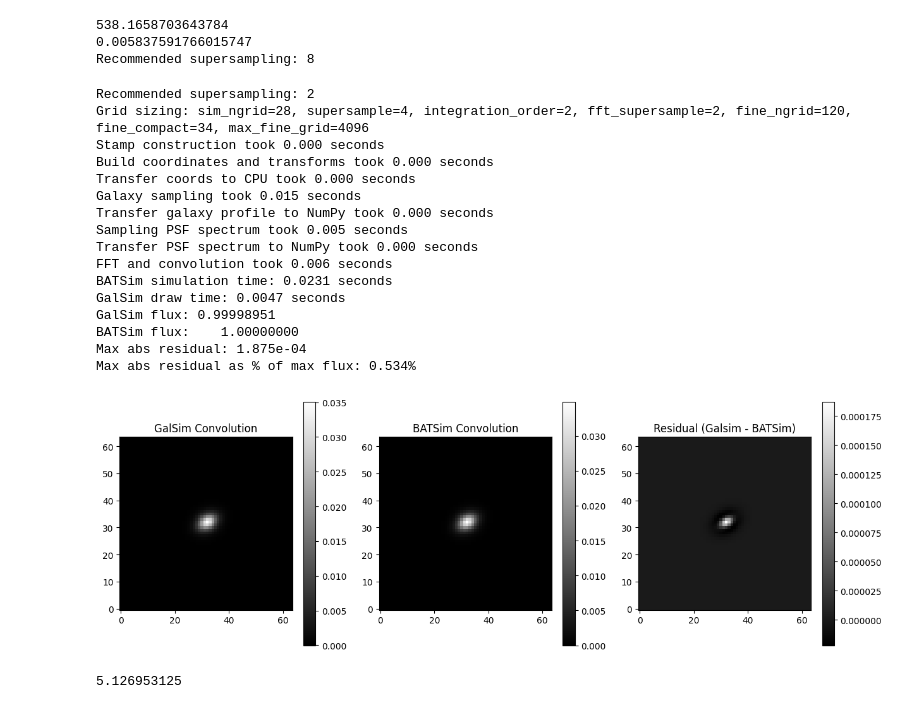
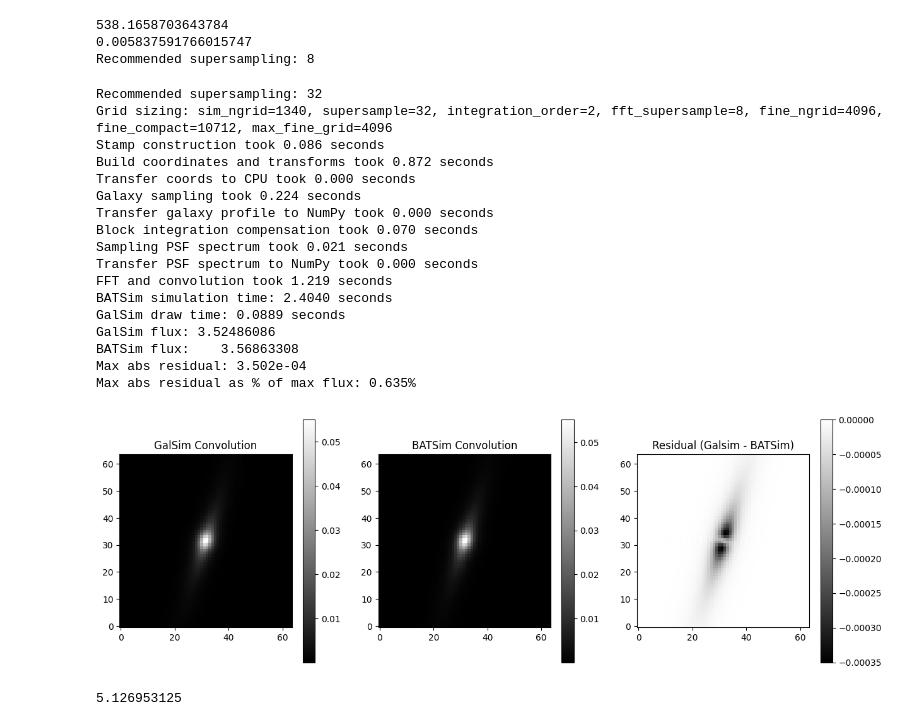
Before and after one commit to CMacM/BATSim, a Jupyter notebook: notebooks/dev/cupy-test-rendering.ipynb, the cells around one changed output. Cells and saved outputs as stored; diff of their text form; code cells hidden in the pictures.

Commit message:
Fixed centering bug (again) and optimsied supersampling and grid size for block integration

```diff
--- a/notebooks/dev/cupy-test-rendering.ipynb
+++ b/notebooks/dev/cupy-test-rendering.ipynb
@@ -32,7 +48,7 @@ def pixel_fft_gpu_shifted(n, fine_scale, pixel_scale):
     return pix_fft.astype(cp.complex64)
 # %%
 use_pixel = True   # Whether to include the pixel response
-supersample = 16   # Super-sample grid size for direct FFT approach
+supersample = 128   # Super-sample grid size for direct FFT approach
 pad = 16           # Extra padding around image to ignore distant flux from FFTs
 scale = 0.2        # Pixel scale of the output image
 
@@ -61,33 +77,11 @@ coords = stamp.coords
 coords = cp.asnumpy(coords).astype(np.float64)
 gal_im = batsim._gsinterface.getFluxVec(fine_scale, gal._sbp, coords)
 
-# Compute symmetric padding
-# pad_total = fine_fft_size - compact_size
-# pad_before = pad_total // 2
-# pad_after = pad_total - pad_before
-
-# gal_im = np.pad(
-#     gal_im,
-#     ((pad_before, pad_after), (pad_before, pad_after)),
-#     mode="constant",
-# )
-
 # Draw the PSF either directly in k-space or in real space and then fft.
 # psf_fft = psf.drawKImage(nx=fine_fft_size, ny=fine_fft_size, scale=dk).array
 # psf_fft = cp.asarray(psf_fft)
 psf_compact = psf.getGoodImageSize(fine_scale)
 psf_im = psf.drawImage(nx=fine_fft_size, ny=fine_fft_size, scale=fine_scale, method="no_pixel", use_true_center=False).array
-
-# Compute symmetric padding
-# pad_total = fine_fft_size - psf_compact
-# pad_before = pad_total // 2
-# pad_after = pad_total - pad_before
-
-# psf_im = np.pad(
-#     psf_im,
-#     ((pad_before, pad_after), (pad_before, pad_after)),
-#     mode="constant",
-# )
 
 # Draw the pixel if requested.
 if use_pixel:
@@ -247,8 +231,8 @@ psf = galsim.Moffat(beta=3.5, fwhm=0.7)
 
 cosmos = galsim.COSMOSCatalog()
 
-#gal = cosmos.makeGalaxy(index=29024, gal_type="parametric")
-gal = galsim.Sersic(n=1, half_light_radius=0.2, flux=1).shear(g1=0.2, g2=0.5)
+gal = cosmos.makeGalaxy(index=29024, gal_type="parametric")
+#gal = galsim.Sersic(n=1, half_light_radius=0.2, flux=1).shear(g1=0.2, g2=0.5)
 objs = [gal.shear(g1=0.05), psf]
 conv_gal = galsim.Convolve(objs)
 #conv_gal = conv_gal.shift(0.5*scale, 0.5*scale)
@@ -289,52 +273,53 @@ print(f"BATSim simulation time: {end - start:.4f} seconds")
 start = time()
 # Draw a padded GalSim image too
 gal_conv_im = conv_gal.drawImage(
-    nx=im_size[0], ny=im_size[1], scale=scale, method=draw_method, use_true_center=False
+    nx=im_size[0], ny=im_size[1], scale=scale, method=draw_method, use_true_center=True
 ).array
 end = time()
 print(f"GalSim draw time: {end - start:.4f} seconds")
 
 residual = gal_conv_im - bat_conv_im
 print(f"GalSim flux: {gal_conv_im.sum():.8f}")
 print(f"BATSim flux:    {bat_conv_im.sum():.8f}")
 print(f"Max abs residual: {abs(residual).max():.3e}")
 
 perc_residual = 100 * abs(residual).max() / gal_conv_im.max()
 print(f"Max abs residual as % of max flux: {perc_residual:.3f}%")
 
 # Plot
 plt.subplots(1, 3, figsize=(15, 5))
 plt.subplot(1, 3, 1)
 plt.imshow(gal_conv_im, origin='lower', cmap='gray')
 plt.colorbar()
 plt.title("GalSim Convolution")
 plt.subplot(1, 3, 2)
 plt.imshow(bat_conv_im, origin='lower', cmap='gray')
 plt.colorbar()
 plt.title("BATSim Convolution")
 plt.subplot(1, 3, 3)
 plt.imshow(residual, origin='lower', cmap='gray')
 plt.colorbar()
 plt.title("Residual (Galsim - BATSim)")
 plt.savefig('charlie.png')
 # %% [output]
-Recommended supersampling: 2
-Grid sizing: sim_ngrid=28, supersample=4, integration_order=2, fft_supersample=2, fine_ngrid=120, fine_compact=34, max_fine_grid=4096
-Stamp construction took 0.000 seconds
-Build coordinates and transforms took 0.000 seconds
+Recommended supersampling: 32
+Grid sizing: sim_ngrid=1340, supersample=32, integration_order=2, fft_supersample=8, fine_ngrid=4096, fine_compact=10712, max_fine_grid=4096
+Stamp construction took 0.086 seconds
+Build coordinates and transforms took 0.872 seconds
 Transfer coords to CPU took 0.000 seconds
-Galaxy sampling took 0.015 seconds
+Galaxy sampling took 0.224 seconds
 Transfer galaxy profile to NumPy took 0.000 seconds
-Sampling PSF spectrum took 0.005 seconds
+Block integration compensation took 0.070 seconds
+Sampling PSF spectrum took 0.021 seconds
 Transfer PSF spectrum to NumPy took 0.000 seconds
-FFT and convolution took 0.006 seconds
-BATSim simulation time: 0.0231 seconds
-GalSim draw time: 0.0047 seconds
-GalSim flux: 0.99998951
-BATSim flux:    1.00000000
-Max abs residual: 1.875e-04
-Max abs residual as % of max flux: 0.534%
+FFT and convolution took 1.219 seconds
+BATSim simulation time: 2.4040 seconds
+GalSim draw time: 0.0889 seconds
+GalSim flux: 3.52486086
+BATSim flux:    3.56863308
+Max abs residual: 3.502e-04
+Max abs residual as % of max flux: 0.635%
-[figure, old version]
+[figure, new version]
 # %%
 21000 / 4096
 # %% [output]
```
Also changed, not shown: parts of 8 cells of this notebook, 8 other files.
